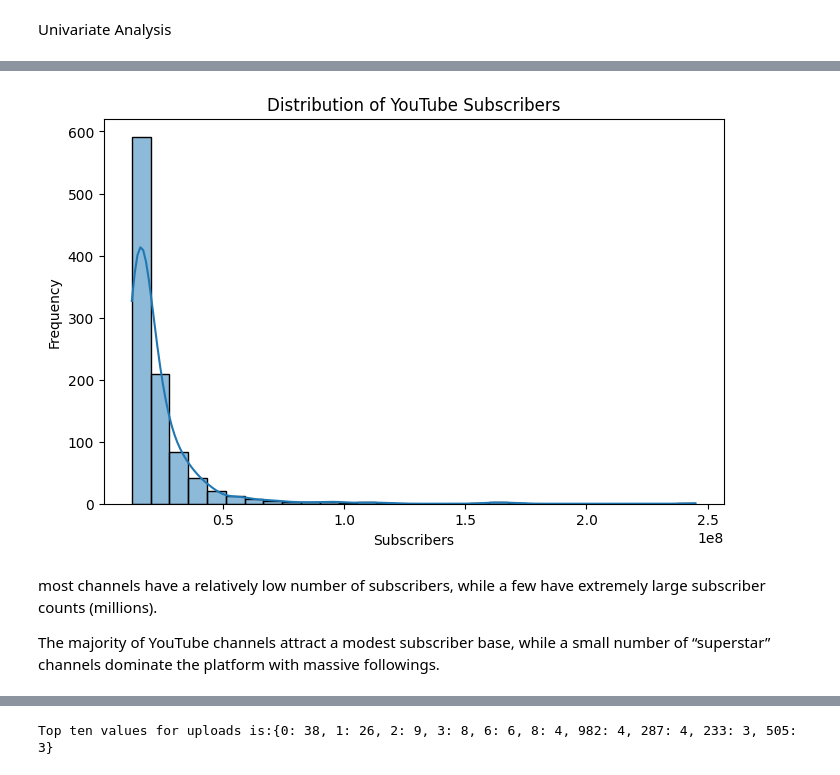
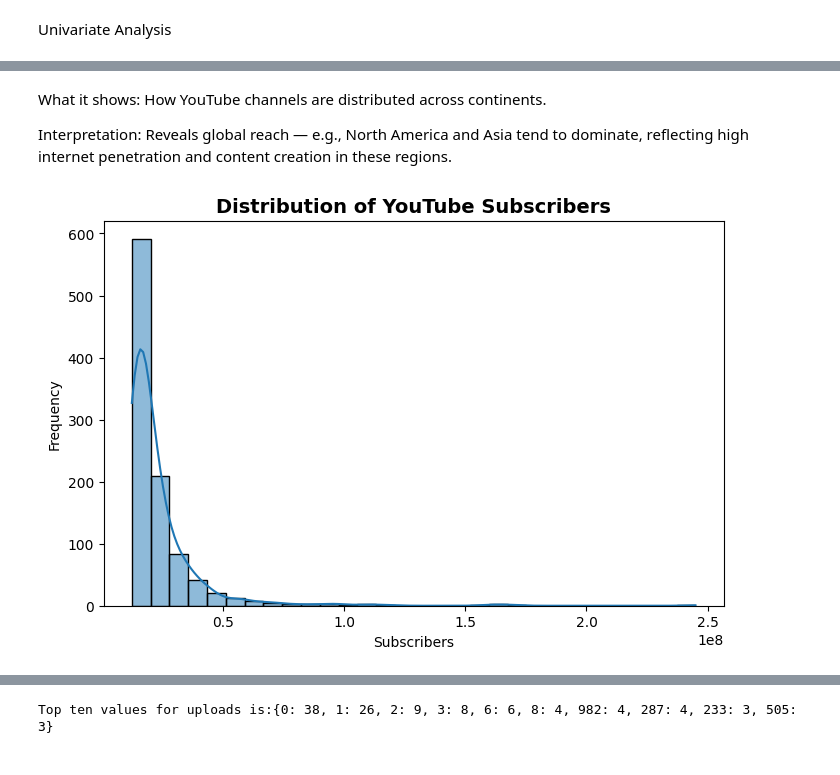
Before and after one commit to MercyMburu/PYDATA_CAPSTONE, a Jupyter notebook: Youtubestats.ipynb, the cells around one changed output, grey strips where cells are left out. Saved outputs shown, nothing was run; the diff lists cells and outputs as text; code cells hidden in the pictures.

```diff
--- a/Youtubestats.ipynb
+++ b/Youtubestats.ipynb
@@ -331,15 +350,16 @@ sns.countplot(data = df, y = 'continent', color = base_color, order = continent)
+# %% [markdown]
+What it shows:
+How YouTube channels are distributed across continents.
+
+Interpretation:
+Reveals global reach — e.g., North America and Asia tend to dominate, reflecting high internet penetration and content creation in these regions.
 # %%
 # Distribution of subscribers
 plt.figure(figsize=(8,5))
 sns.histplot(df['subscribers'], bins=30, kde=True)
-plt.title("Distribution of YouTube Subscribers")
+plt.title("Distribution of YouTube Subscribers", fontsize=14, fontweight='bold')
 plt.xlabel("Subscribers")
 plt.ylabel("Frequency")
 plt.show()
 # %% [output]
-[figure, old version]
+[figure, new version]
-# %% [markdown]
-most channels have a relatively low number of subscribers, while a few have extremely large subscriber counts (millions).
-
-
-The majority of YouTube channels attract a modest subscriber base, while a small number of “superstar” channels dominate the platform with massive followings.
```
Also changed, not shown: parts of 24 cells of this notebook.
